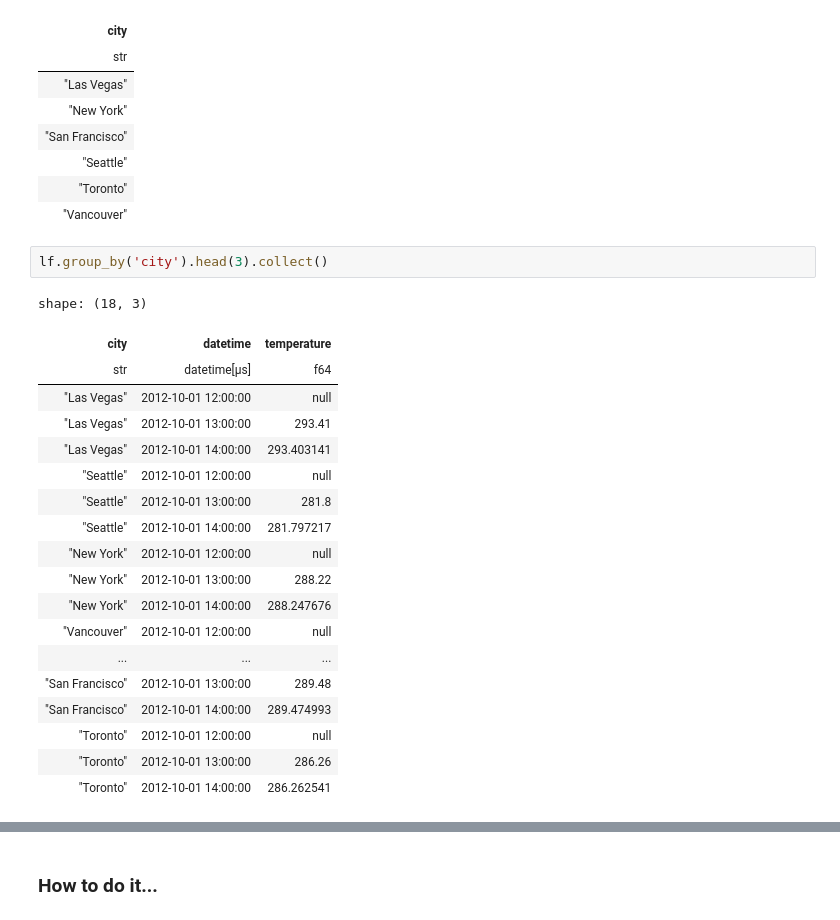
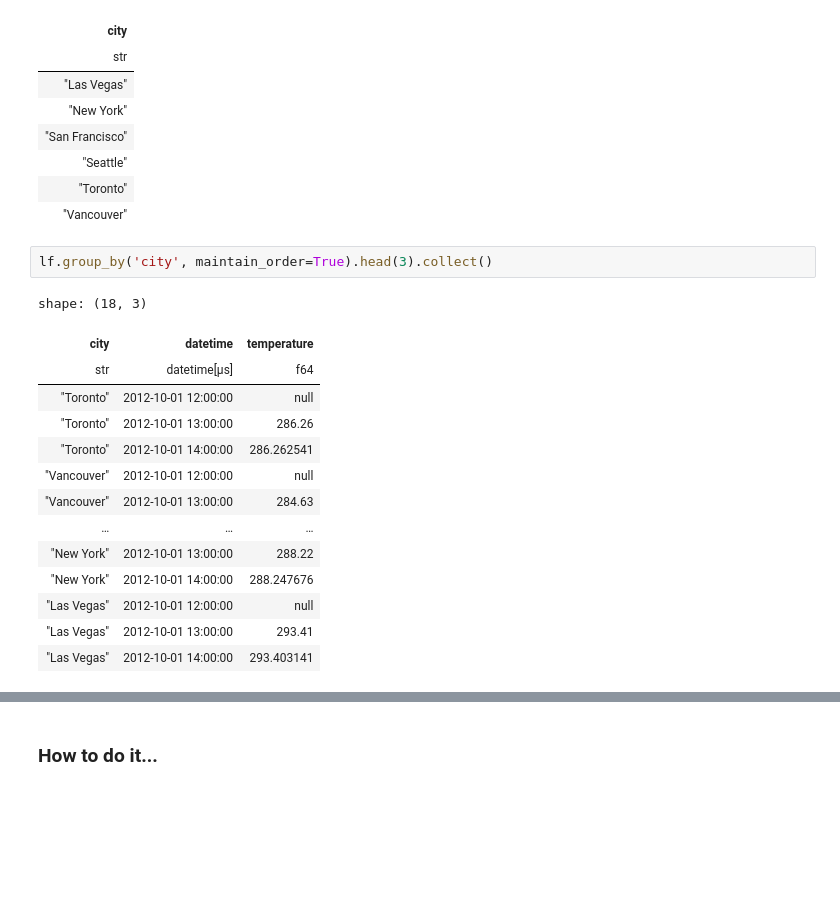
Before and after one commit to PeiGuancheng/Polars-Cookbook, a Jupyter notebook: Chapter09/ch09.ipynb, the cells around one changed output, grey strips where cells are left out. Cells and saved outputs as stored; diff of their text form; blank space fills up the shorter version.

Commit message:
Refactor code structure for improved readability and maintainability

```diff
--- a/Chapter09/ch09.ipynb
+++ b/Chapter09/ch09.ipynb
@@ -651,24 +699,19 @@ shape: (6, 1)
 | "Toronto" |
 | "Vancouver" |
 # %%
-lf.group_by('city').head(3).collect()
+lf.group_by('city', maintain_order=True).head(3).collect()
 # %% [output]
 shape: (18, 3)
 | city | datetime | temperature |
 | str | datetime[μs] | f64 |
+| "Toronto" | 2012-10-01 12:00:00 | null |
+| "Toronto" | 2012-10-01 13:00:00 | 286.26 |
+| "Toronto" | 2012-10-01 14:00:00 | 286.262541 |
+| "Vancouver" | 2012-10-01 12:00:00 | null |
+| "Vancouver" | 2012-10-01 13:00:00 | 284.63 |
+| … | … | … |
+| "New York" | 2012-10-01 13:00:00 | 288.22 |
+| "New York" | 2012-10-01 14:00:00 | 288.247676 |
 | "Las Vegas" | 2012-10-01 12:00:00 | null |
 | "Las Vegas" | 2012-10-01 13:00:00 | 293.41 |
 | "Las Vegas" | 2012-10-01 14:00:00 | 293.403141 |
-| "Seattle" | 2012-10-01 12:00:00 | null |
-| "Seattle" | 2012-10-01 13:00:00 | 281.8 |
-| "Seattle" | 2012-10-01 14:00:00 | 281.797217 |
-| "New York" | 2012-10-01 12:00:00 | null |
-| "New York" | 2012-10-01 13:00:00 | 288.22 |
-| "New York" | 2012-10-01 14:00:00 | 288.247676 |
-| "Vancouver" | 2012-10-01 12:00:00 | null |
-| ... | ... | ... |
-| "San Francisco" | 2012-10-01 13:00:00 | 289.48 |
-| "San Francisco" | 2012-10-01 14:00:00 | 289.474993 |
-| "Toronto" | 2012-10-01 12:00:00 | null |
-| "Toronto" | 2012-10-01 13:00:00 | 286.26 |
-| "Toronto" | 2012-10-01 14:00:00 | 286.262541 |
```
Also changed, not shown: parts of 13 cells of this notebook, 3 other files.
